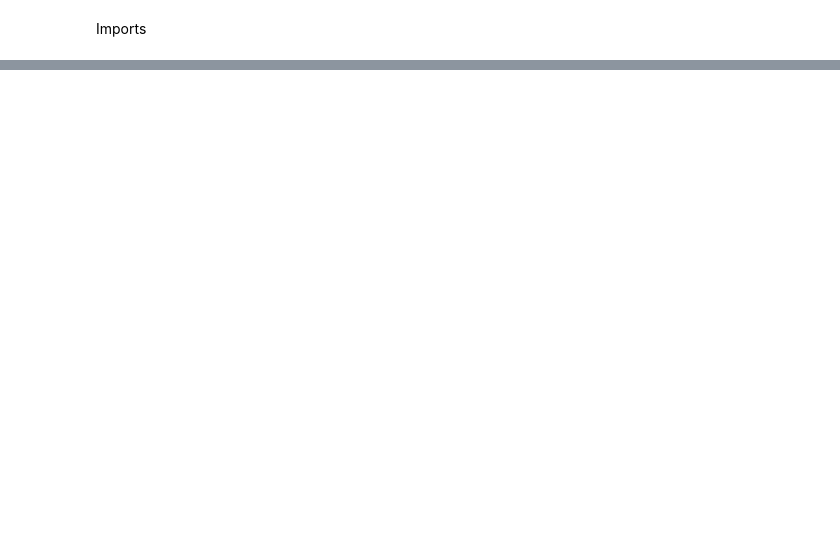
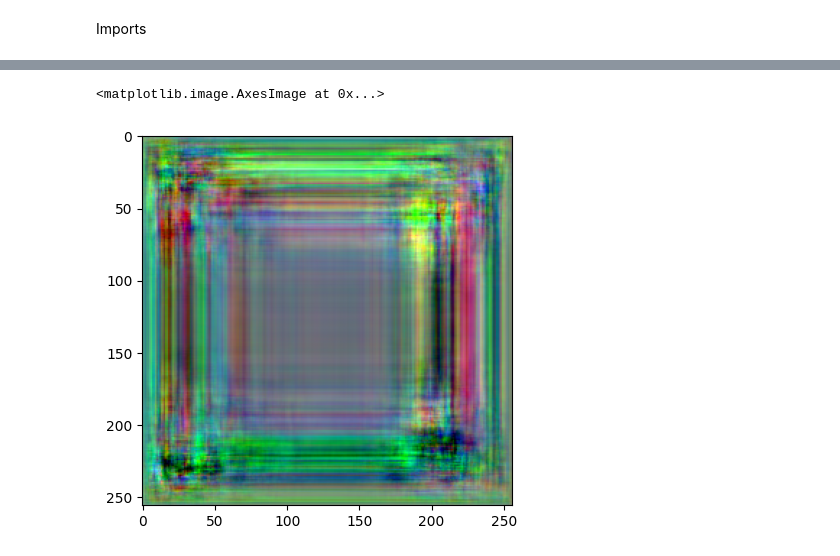
Before and after one commit to fusedbloxxer/diffusion-ensemble, a Jupyter notebook: src/main.ipynb, the cells around one changed output, grey strips where cells are left out. Cells and saved outputs as stored; diff of their text form; code cells hidden in the pictures; blank space fills up the shorter version.

```diff
--- a/src/main.ipynb
+++ b/src/main.ipynb
@@ -42,0 +58,11 @@ image
+# %%
+# Configure the VQGAN model to be used
+vqgan_f16_16384_ckpts_url = 'https://heibox.uni-heidelberg.de/f/867b05fc8c4841768640/?dl=1'
+vqgan_f16_16384_confg_url = 'https://heibox.uni-heidelberg.de/f/274fb24ed38341bfa753/?dl=1'
+vqgan_chkpts_dir = pb.Path(VAE_PATH / 'taming-transformers' / 'ckpts' / 'vqgan-f16-16384')
+vqgan_conf_file = vqgan_chkpts_dir / 'model.yaml'
+vqgan_ckpt_file = vqgan_chkpts_dir / 'model.ckpt'
+
+# Download the configuration
+utils.download_file(vqgan_f16_16384_ckpts_url, vqgan_ckpt_file)
+utils.download_file(vqgan_f16_16384_confg_url, vqgan_conf_file)
@@ -42,0 +96,5 @@ image
+# %%
+vqgan_conf_f16_16384 = utils.load_config(vqgan_conf_file)
+vqgan = utils.load_vqgan(vqgan_conf_f16_16384)
+vqgan = vqgan.to(DEVICE).eval()
+vqgan.requires_grad_(False)
@@ -42,0 +220,16 @@ image
+# %%
+# Send imgs to runtime device
+# in_imgs = preprocess(diff_imgs, factor).to(DEVICE)
+in_imgs = pre.to(DEVICE)
+
+# Encode to pre-quant
+z = vqgan.encode_to_prequant(in_imgs)
+
+# Apply quantization
+quant, _, _ = vqgan.quantize.forward(z)
+
+# Decode the quantization
+rec_imgs = vqgan.decode(quant)
+
+# Go back to initial shape and interval of values
+out_imgs = postprocess(rec_imgs.cpu(), factor)
@@ -42,0 +265,5 @@ image
+# %%
+plt.imshow(out_imgs[0])
+# %% [output]
+<matplotlib.image.AxesImage at 0x...>
+[figure, added]
```
Also changed, not shown: parts of 24 cells of this notebook, 44 other files.
